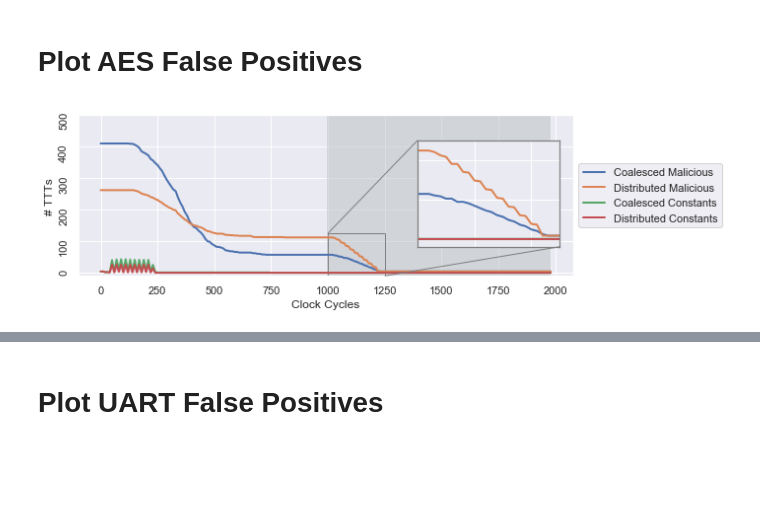
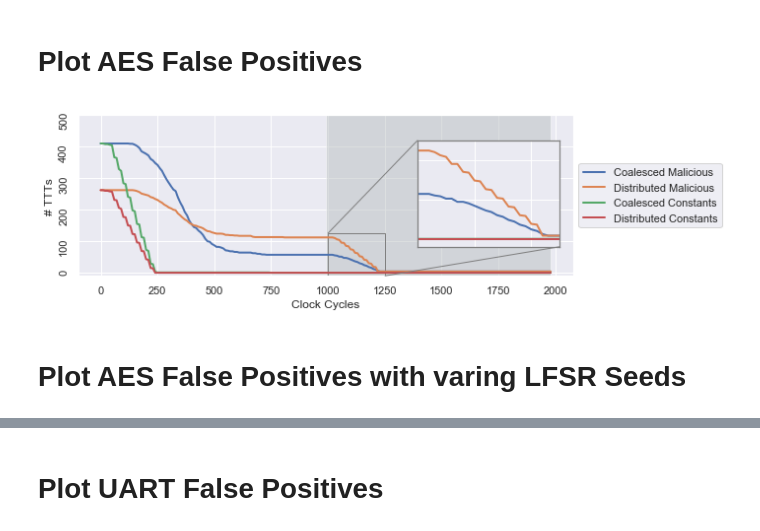
Before and after one commit to timothytrippel/bomberman, a Jupyter notebook: circuits/plots/exp_002_false_positives_multi_plot.ipynb, the cells around one changed output, grey strips where cells are left out. Saved outputs shown, nothing was run; the diff lists cells and outputs as text; code cells hidden in the pictures; blank space fills up the shorter version.

Commit message:
updated plotting script

```diff
--- a/circuits/plots/exp_002_false_positives_multi_plot.ipynb
+++ b/circuits/plots/exp_002_false_positives_multi_plot.ipynb
@@ -187,8 +187,8 @@ aes_epochs     = [0, 9900, 19800]
 aes_ylim       = 500
 
 # Load Data
-aes_tjfree_df = load_data_df_wf(tjfree_aes_data_dir, aes_clk_period)
-aes_mal_df    = load_data_df_wf(mal_aes_data_dir, aes_clk_period)
+aes_tjfree_df = load_data_df_wf(tjfree_aes_data_dir, aes_clk_period, 'aes')
+aes_mal_df    = load_data_df_wf(mal_aes_data_dir, aes_clk_period, 'aes')
 
 # Create Main Plot
 ax = plot_ttt_timeseries(aes_clk_period, \
@@ -199,31 +199,33 @@ ax = plot_ttt_timeseries(aes_clk_period, \
 
 # Create 2.5x Zoom-in Inset
 axins = zoomed_inset_axes(ax, 2.5, loc=1, bbox_to_anchor=(575, 170))
 sns.lineplot(x="Time", y="Total Malicious Coalesced TTTs",   data=aes_mal_df, ax=axins, linewidth=LINE_WIDTH)
 sns.lineplot(x="Time", y="Total Malicious Distributed TTTs", data=aes_mal_df, ax=axins, linewidth=LINE_WIDTH)
 sns.lineplot(x="Time", y="Coalesced Constants",              data=aes_mal_df, ax=axins, linewidth=LINE_WIDTH)
 sns.lineplot(x="Time", y="Distributed Constants",            data=aes_mal_df, ax=axins, linewidth=LINE_WIDTH)
 
 # Format Inset
 x1, x2, y1, y2 = float(10000) / float(aes_clk_period), float(12500) / float(aes_clk_period), -10, 125
 axins.set_xlim(x1, x2)
 axins.set_ylim(y1, y2)
 axins.set_frame_on(True)
 axins.set_xlabel('')
 axins.set_ylabel('')
 plt.xticks(visible=False)
 plt.yticks(visible=False)
 mark_inset(ax, axins, loc1=2, loc2=4, fc="none", ec="0.5")
 plt.setp(axins.spines.values(), color='0.5')
 plt.setp([axins.get_xticklines(), axins.get_yticklines()], color='0.5')
 
 # Create Legend
 legend_labels = ['Coalesced Malicious','Distributed Malicious','Coalesced Constants','Distributed Constants']
 ax.legend(legend_labels, loc='center left', bbox_to_anchor=(1, 0.5))
 # ax.legend(legend_labels, loc='upper center', bbox_to_anchor=(0.35, 1))
 
 # Save as PDF
 if AES_SAVE_AS_PDF:
     plt.savefig(AES_PDF_FILENAME, format='pdf', bbox_inches='tight', transparent=False)
 # %% [output]
-[figure, old version]
+[figure, new version]
+# %% [markdown]
+# Plot AES False Positives with varing LFSR Seeds
```
Also changed, not shown: parts of 5 cells of this notebook, 7 other files.
